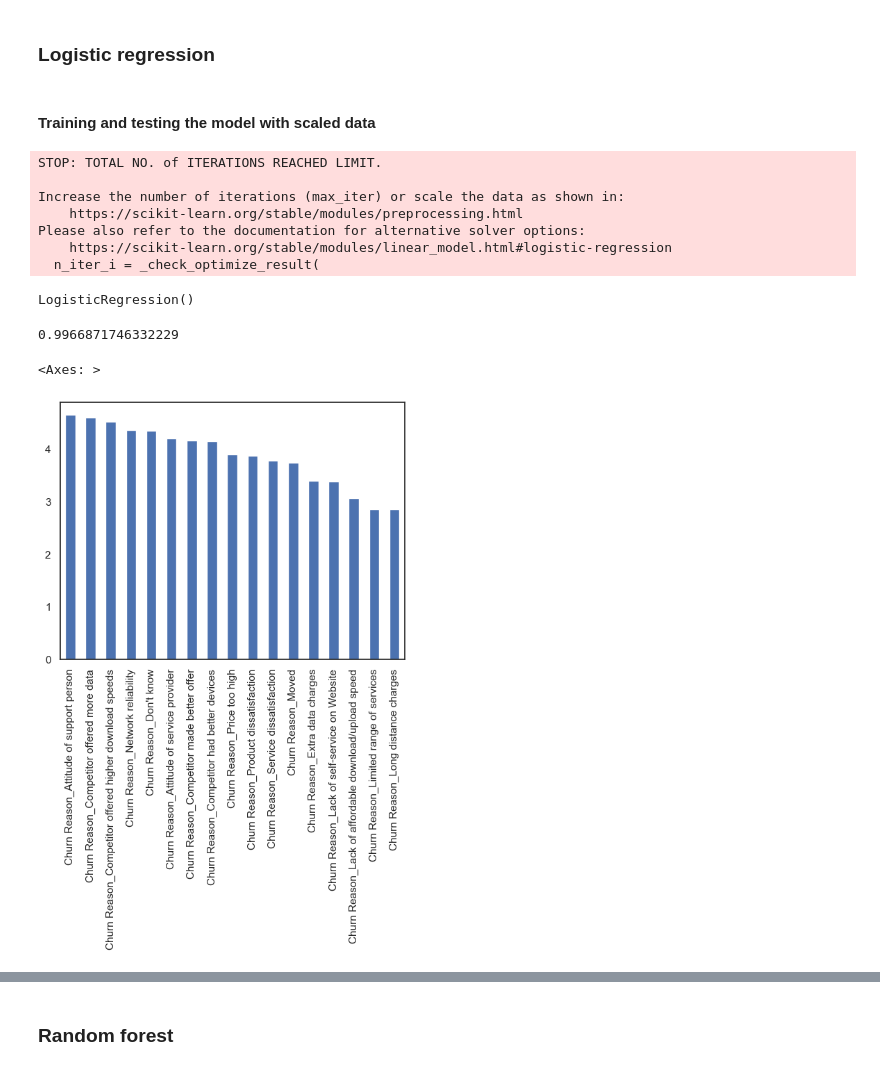
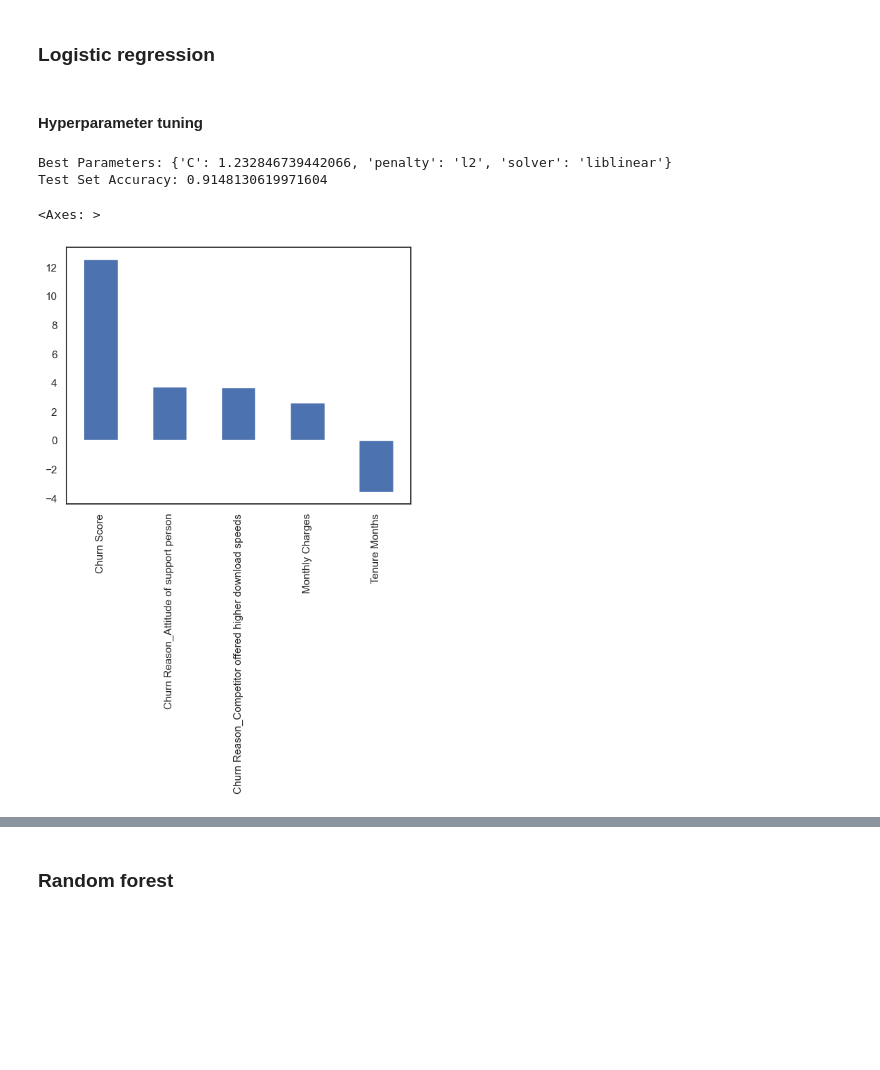
Before and after one commit to JulieMuller/AI-mini-project, a Jupyter notebook: Churn/Churn.ipynb, the cells around one changed output, grey strips where cells are left out. Saved outputs shown, nothing was run; the diff lists cells and outputs as text; code cells hidden in the pictures; blank space fills up the shorter version.

```diff
--- a/Churn/Churn.ipynb
+++ b/Churn/Churn.ipynb
@@ -304,36 +310,52 @@ X_scaled.columns = features
 X_train, X_test, y_train, y_test = train_test_split(X_scaled, y, test_size=0.3, random_state=101)
 # %% [markdown]
 ### Logistic regression
-# %% [markdown]
-#### Training and testing the model with scaled data
-# %%
-# Running logistic regression model
-from sklearn.linear_model import LogisticRegression
-
-model_lr = LogisticRegression()
-model_lr.fit(X_train, y_train)
-# %% [output]
-STOP: TOTAL NO. of ITERATIONS REACHED LIMIT.
-
-Increase the number of iterations (max_iter) or scale the data as shown in:
-    https://scikit-learn.org/stable/modules/preprocessing.html
-Please also refer to the documentation for alternative solver options:
-    https://scikit-learn.org/stable/modules/linear_model.html#logistic-regression
-  n_iter_i = _check_optimize_result(
-LogisticRegression()
-# %%
-prediction_test = model_lr.predict(X_test)
-
-# Print the prediction accuracy
-accuracy_lr = metrics.accuracy_score(y_test, prediction_test)
-accuracy_lr
-# %% [output]
-0.9966871746332229
+# %% [markdown]
+#### Hyperparameter tuning
+# %%
+from sklearn.model_selection import GridSearchCV
+from sklearn.linear_model import LogisticRegression
+
+filename = 'logistic_regression.sav'
+
+# Create logistic regression model
+test_model_lr = LogisticRegression()
+
+# Define the hyperparameter distributions
+param_grid = {
+    'C': np.logspace(-3, 3, 100),  # Values for C ranging from 0.001 to 1000
+    'penalty': ['l1', 'l2'],  # Regularization penalty
+    'solver': ['liblinear', 'saga']  # Algorithm to use in the optimization problem
+}
+
+# Create GridSearchCV object
+grid_search = GridSearchCV(estimator=test_model_lr, param_grid=param_grid, cv=3, scoring='accuracy', n_jobs=-1)
+
+# Fit the data to perform the grid search
+grid_search.fit(X_train, y_train)
+
+# Get the best parameters
+best_params = grid_search.best_params_
+
+# Get the best SVM model
+model_lr = grid_search.best_estimator_
+
+# save the model to disk
+pickle.dump(model_lr, open(filename, 'wb'))
+
+# Evaluate the model on the test set
+accuracy_lr = model_lr.score(X_test, y_test)
+
+print("Best Parameters:", best_params)
+print("Test Set Accuracy:", accuracy_lr)
+# %% [output]
+Best Parameters: {'C': 1.232846739442066, 'penalty': 'l2', 'solver': 'liblinear'}
+Test Set Accuracy: 0.9148130619971604
 # %%
 # To get the weights of all the variables
 weights = pd.Series(model_lr.coef_[0],
                  index=X.columns.values)
-weights.sort_values(ascending = False)[1:18].plot(kind='bar')
+weights.sort_values(ascending = False).plot(kind='bar')
 # %% [output]
 <Axes: >
-[figure, old version]
+[figure, new version]
```
Also changed, not shown: parts of 47 cells of this notebook, 9 other files.
